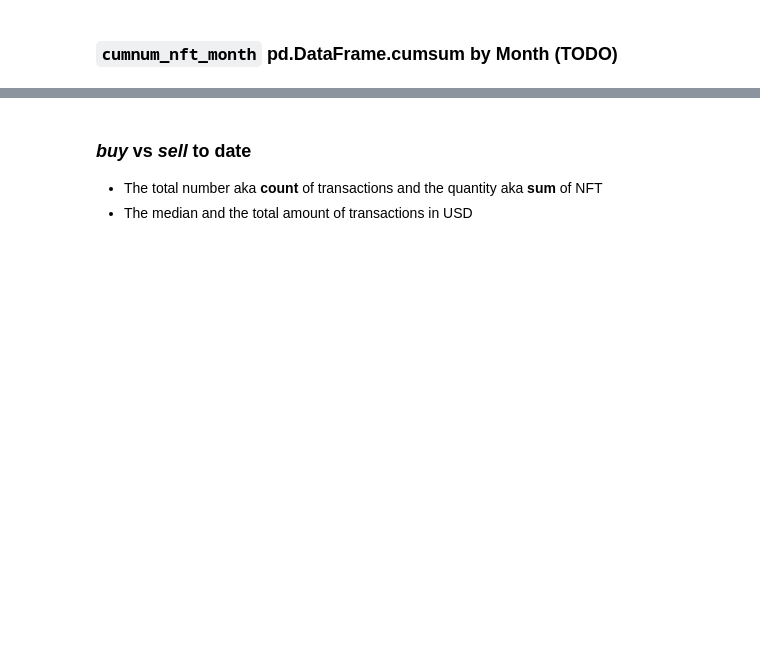
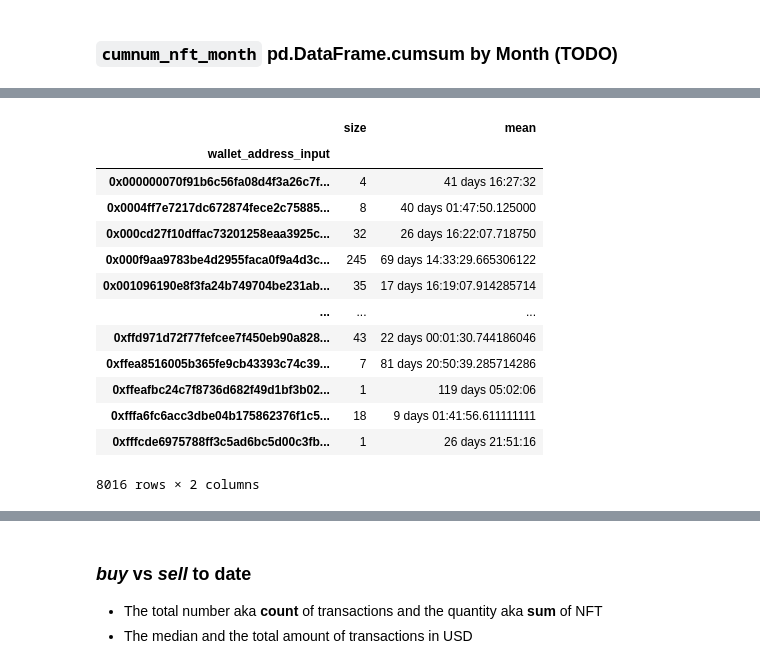
Before and after one commit to Cryptoro-DAO/OpenSea-API-crawler, a Jupyter notebook: Wallets Feature Engineering.ipynb, the cells around one changed output, grey strips where cells are left out. Cells and saved outputs as stored; diff of their text form; code cells hidden in the pictures; blank space fills up the shorter version.

```diff
--- a/Wallets Feature Engineering.ipynb
+++ b/Wallets Feature Engineering.ipynb
@@ -894,0 +922,19 @@ Name: quantity, Length: 8608, dtype: int64
+# %%
+x = _.groupby('wallet_address_input')['duration_held'] \
+    .agg(['size', 'mean'])
+x
+# %% [output]
+|  | size | mean |
+| wallet_address_input |  |  |
+| 0x000000070f91b6c56fa08d4f3a26c7f... | 4 | 41 days 16:27:32 |
+| 0x0004ff7e7217dc672874fece2c75885... | 8 | 40 days 01:47:50.125000 |
+| 0x000cd27f10dffac73201258eaa3925c... | 32 | 26 days 16:22:07.718750 |
+| 0x000f9aa9783be4d2955faca0f9a4d3c... | 245 | 69 days 14:33:29.665306122 |
+| 0x001096190e8f3fa24b749704be231ab... | 35 | 17 days 16:19:07.914285714 |
+| ... | ... | ... |
+| 0xffd971d72f77fefcee7f450eb90a828... | 43 | 22 days 00:01:30.744186046 |
+| 0xffea8516005b365fe9cb43393c74c39... | 7 | 81 days 20:50:39.285714286 |
+| 0xffeafbc24c7f8736d682f49d1bf3b02... | 1 | 119 days 05:02:06 |
+| 0xfffa6fc6acc3dbe04b175862376f1c5... | 18 | 9 days 01:41:56.611111111 |
+| 0xfffcde6975788ff3c5ad6bc5d00c3fb... | 1 | 26 days 21:51:16 |
+8016 rows × 2 columns
```
Also changed, not shown: parts of 12 cells of this notebook, 1 other file.
